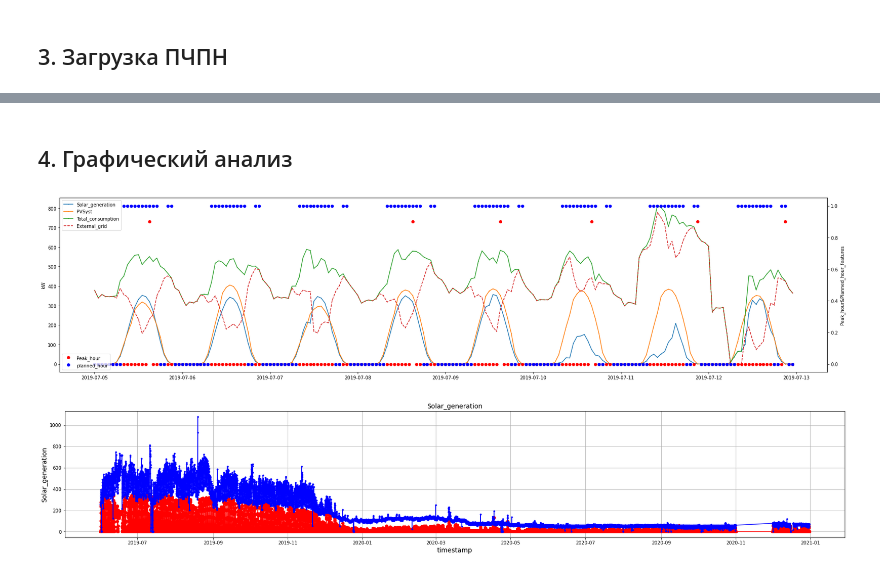
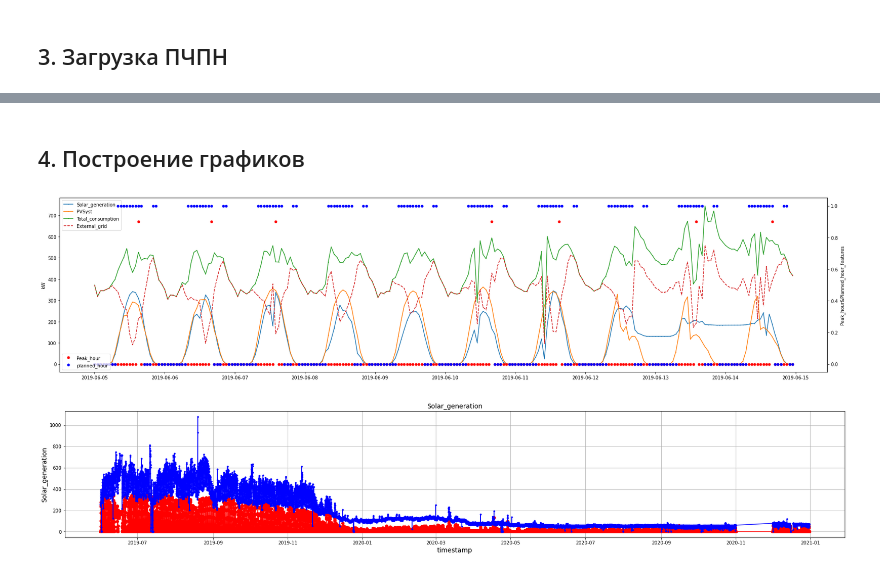
Before and after one commit to Randyrofed/Local_Control_system, a Jupyter notebook: Local_Control_System.ipynb, the cells around one changed output, grey strips where cells are left out. Drawn from its saved outputs; the diff is of its cells as text; code cells hidden in the pictures.

```diff
--- a/Local_Control_System.ipynb
+++ b/Local_Control_System.ipynb
@@ -191,30 +195,31 @@ dt.tail(120)
 # %% [markdown]
-## 4. Графический анализ
+## 4. Построение графиков
 # %%
 #на графике можно вывести измененение всех параметров включая ЧПН и ПЧПН
-start, end = '2019-07-05 00:00:00', '2019-07-12 23:00:00' #вводим нужные даты для визуализации (от  до )
+start, end = '2019-06-05 00:00:00', '2019-06-14 23:00:00' #вводим нужные даты для визуализации (от 2019-06-01 до 2020-12-30)
 fig, ax = plt.subplots(figsize=(30, 7))
 ax2 = ax.twinx()
 ax.plot(dt.loc[start:end, 'Solar_generation'],
 marker='.', linestyle='-', linewidth=1.5, markersize=1, label='Solar_generation')
 ax.plot(dt.loc[start:end, 'PVSyst'],
 marker='.', markersize=1, linewidth=1.5, linestyle='-', label='PVSyst')
 ax.plot(dt.loc[start:end, 'Total_consumption'],
 marker='.', markersize=1, linewidth=1.5, linestyle='-', label='Total_consumption')
 ax.plot(dt.loc[start:end, 'External_grid'],
 marker='.', markersize=1, linewidth=1.5, linestyle='--', label='External_grid')
 ax.set_ylabel('kW')
 ax2.plot(dt.loc[start:end, 'Peak_hour']*0.9,#признак пикового часа домножен на 0,9, чтобы не сливаться с ПЧПН
-color='red', label='Peak_hour',linewidth=0, marker = 'o', markersize=6,)
+color='red', label='Peak_hour',linewidth=0, marker = 'o', markersize=5)
 ax2.plot(dt.loc[start:end, 'planned_hour'],
-color='blue', label='planned_hour', linewidth=0, marker = 'o', markersize=6)
+color='blue', label='planned_hour', linewidth=0, marker = 'o', markersize=5)
 ax2.set_ylabel('Peak_hour&Planned_hour_features')
 leg = ax.legend(loc = 2)
 leg1 = ax2.legend(loc = 3)
+
 #Красные маркеры - признак ЧПН
 #Синие маркеры - признак ПЧПН
 # %% [output]
-[figure, old version]
+[figure, new version]
 # %%
 plt.figure(figsize=(30, 5))
 plt.plot(cdf.index, cdf['Solar_generation'], color='red', marker='o')
```
Also changed, not shown: parts of 9 cells of this notebook.
